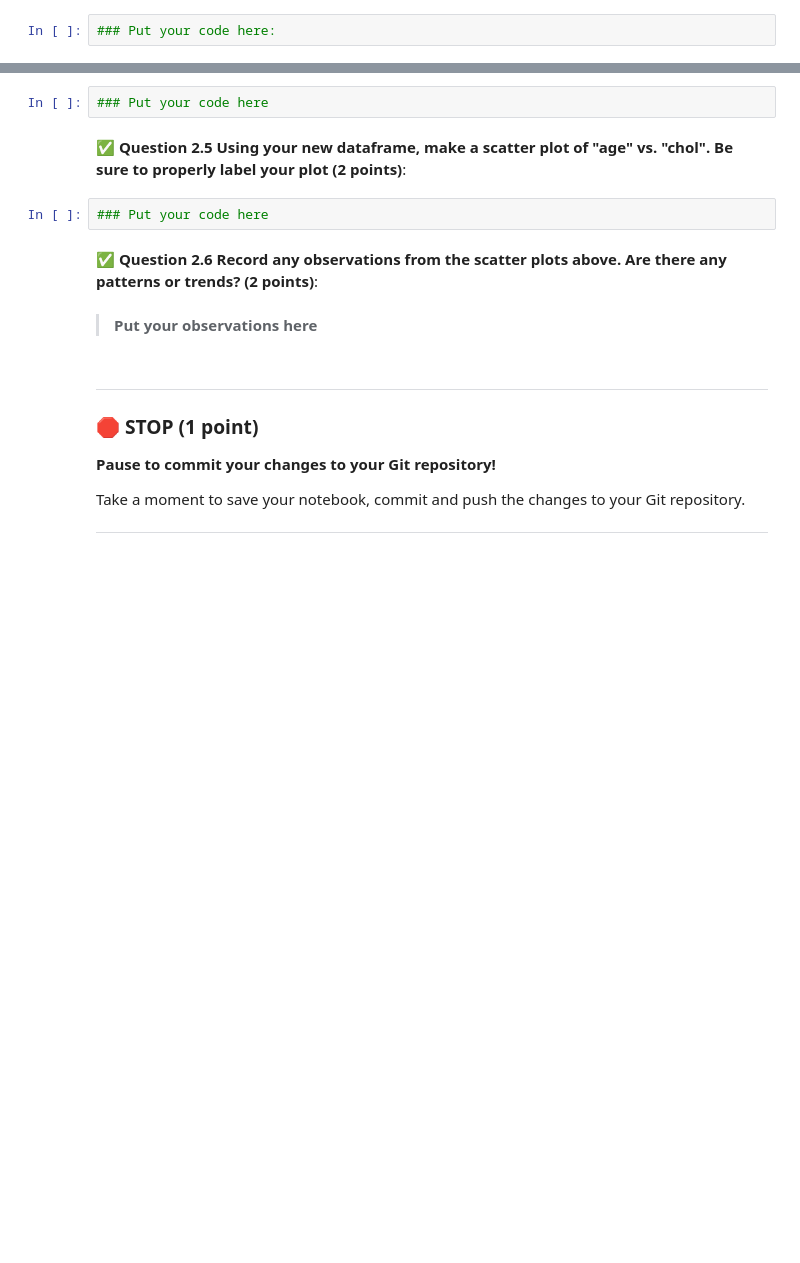
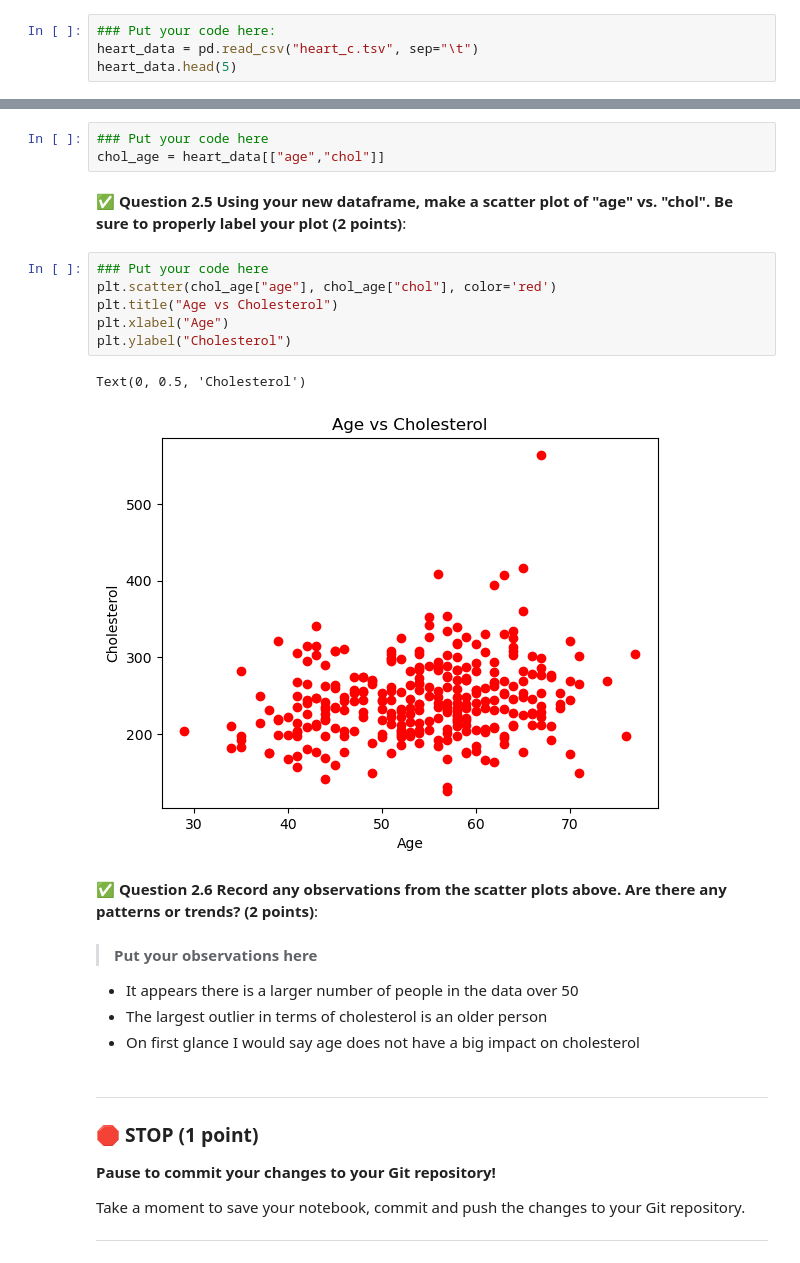
Before and after one commit to nathanjtaylor/CMSE202-f24-turnin, a Jupyter notebook: midterm/CMSE202-Midterm-Section001-STUDENT.ipynb, the cells around one changed output, grey strips where cells are left out. Cells and saved outputs as stored; diff of their text form; blank space fills up the shorter version.

```diff
--- a/midterm/CMSE202-Midterm-Section001-STUDENT.ipynb
+++ b/midterm/CMSE202-Midterm-Section001-STUDENT.ipynb
@@ -63,3 +81,5 @@ import numpy as np
 import matplotlib.pyplot as plt
 # %%
 ### Put your code here:
+heart_data = pd.read_csv("heart_c.tsv", sep="\t")
+heart_data.head(5)
@@ -77,14 +120,25 @@ import matplotlib.pyplot as plt
 &#9989; **Question 2.4 create a new data frame containing just the "age" and "chol" features (2 points)**:
 # %%
 ### Put your code here
+chol_age = heart_data[["age","chol"]]
 # %% [markdown]
 &#9989; **Question 2.5 Using your new dataframe, make a scatter plot of "age" vs. "chol". Be sure to properly label your plot (2 points)**:
 # %%
 ### Put your code here
+plt.scatter(chol_age["age"], chol_age["chol"], color='red')
+plt.title("Age vs Cholesterol")
+plt.xlabel("Age")
+plt.ylabel("Cholesterol")
+# %% [output]
+Text(0, 0.5, 'Cholesterol')
+[figure, added]
 # %% [markdown]
 &#9989; **Question 2.6 Record any observations from the scatter plots above. Are there any patterns or trends? (2 points)**:
 # %% [markdown]
 >**Put your observations here**
+* It appears there is a larger number of people in the data over 50
+* The largest outlier in terms of cholesterol is an older person
+* On first glance I would say age does not have a big impact on cholesterol
 # %% [markdown]
 ---
 ### &#128721; STOP (1 point)
```
Also changed, not shown: parts of 5 cells of this notebook.
